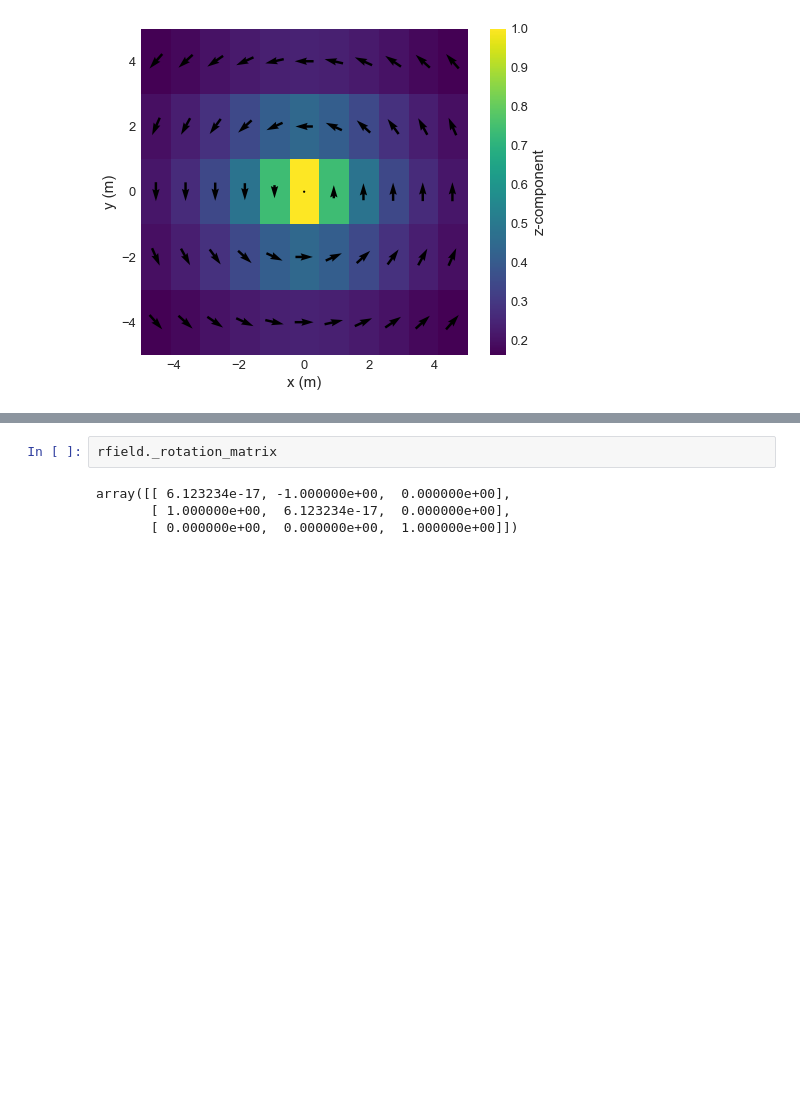
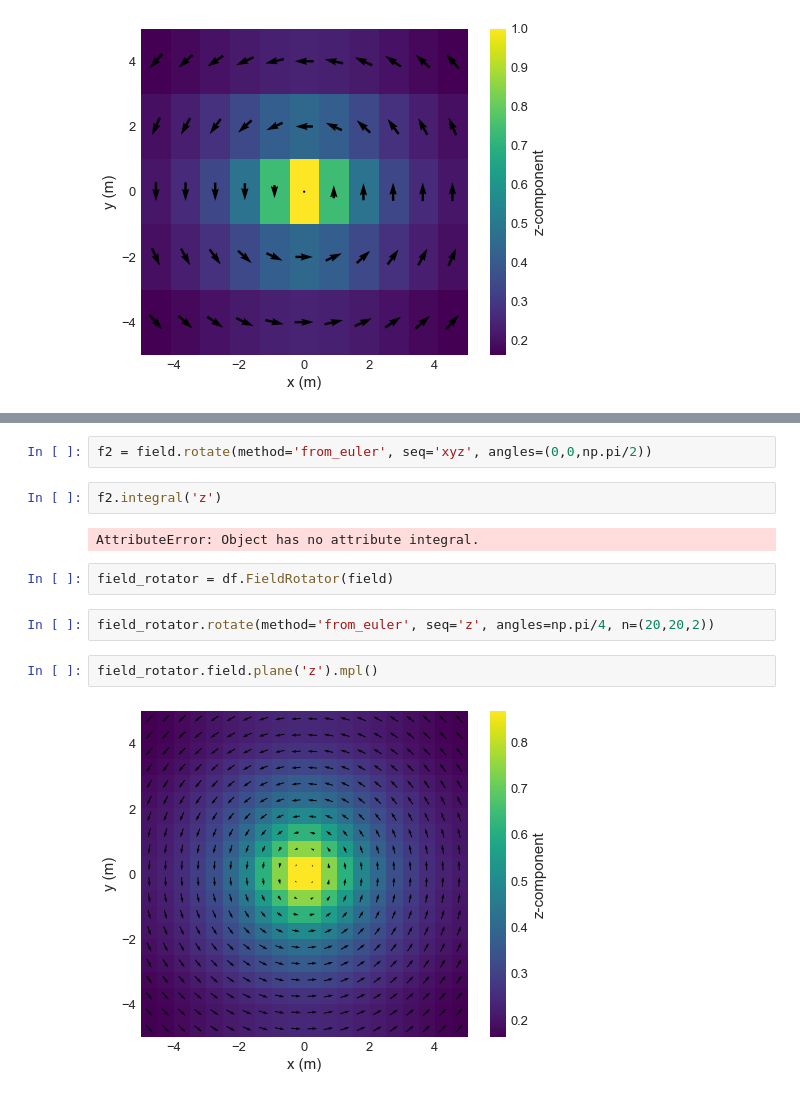
Before and after one commit to ubermag/discretisedfield, a Jupyter notebook: dev/rotations.ipynb, the cells around one changed output, grey strips where cells are left out. Saved outputs shown, nothing was run; the diff lists cells and outputs as text; blank space fills up the shorter version.

```diff
--- a/dev/rotations.ipynb
+++ b/dev/rotations.ipynb
@@ -378,6 +376,14 @@ rfield = df.RotatedField(field, method='basic', theta_z=np.pi/2)
-# %%
-rfield._rotation_matrix
-# %% [output]
-array([[ 6.123234e-17, -1.000000e+00,  0.000000e+00],
-       [ 1.000000e+00,  6.123234e-17,  0.000000e+00],
-       [ 0.000000e+00,  0.000000e+00,  1.000000e+00]])
+# %%
+f2 = field.rotate(method='from_euler', seq='xyz', angles=(0,0,np.pi/2))
+# %%
+f2.integral('z')
+# %% [output]
+AttributeError: Object has no attribute integral.
+# %%
+field_rotator = df.FieldRotator(field)
+# %%
+field_rotator.rotate(method='from_euler', seq='z', angles=np.pi/4, n=(20,20,2))
+# %%
+field_rotator.field.plane('z').mpl()
+# %% [output]
+[figure, added]
```
Also changed, not shown: parts of 1 cell of this notebook.
